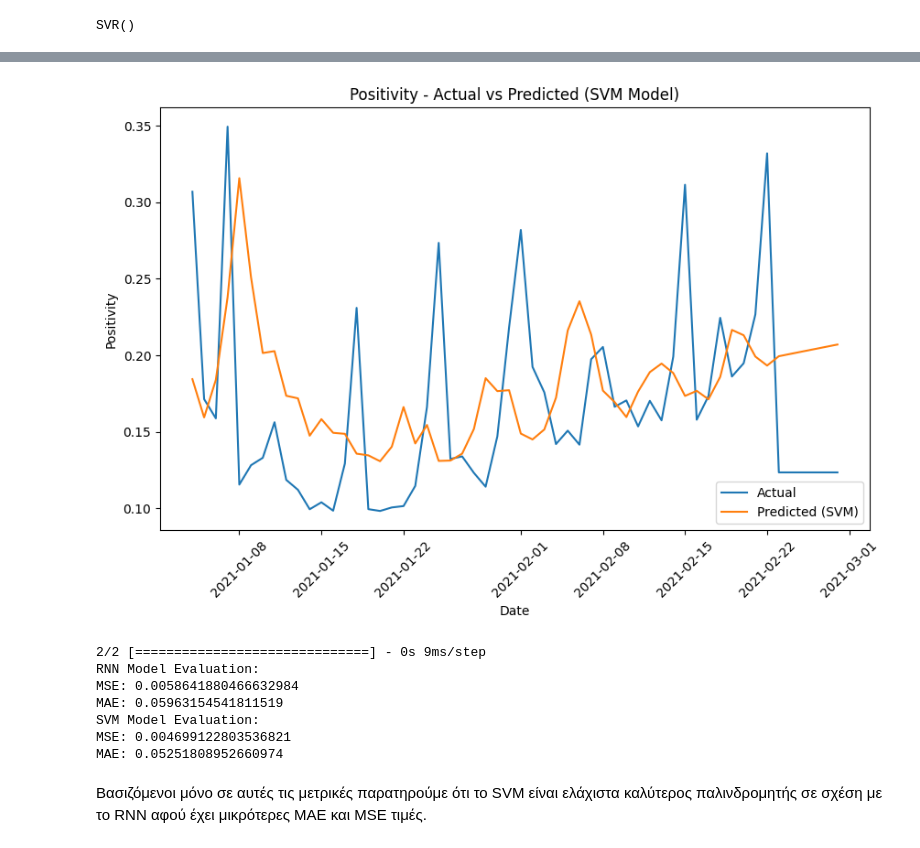
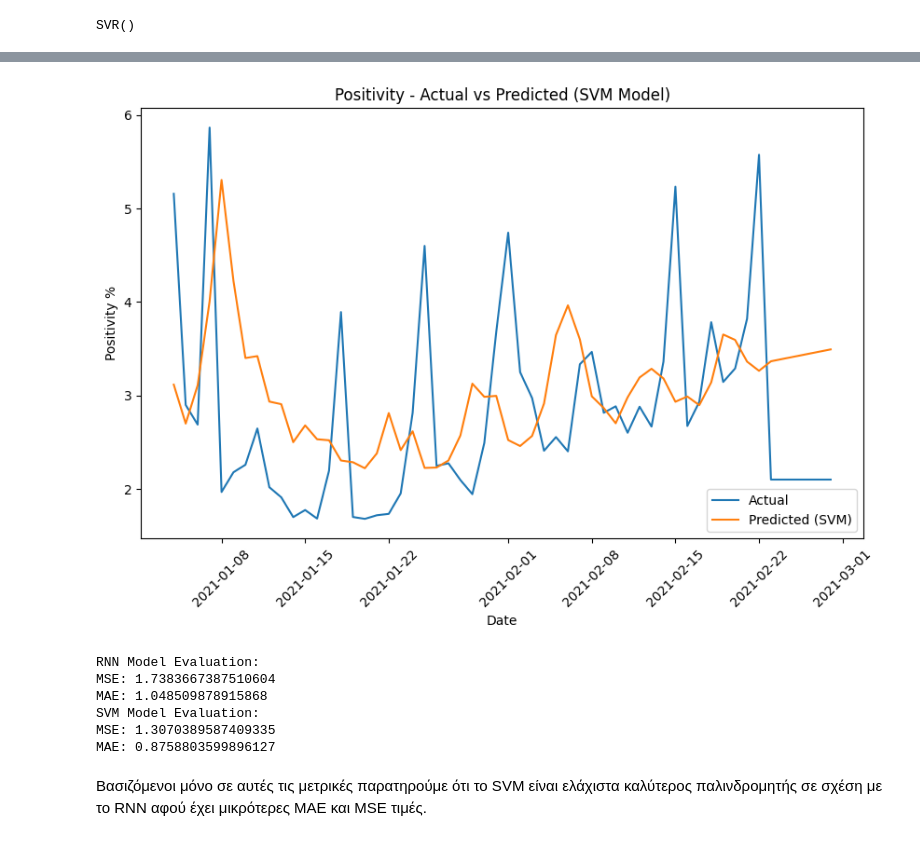
Before and after one commit to eefthymiou/DataMiningProject, a Jupyter notebook: ex3_2.ipynb, the cells around one changed output, grey strips where cells are left out. Cells and saved outputs as stored; diff of their text form; code cells hidden in the pictures.

Commit message:
Fix some errors in ex3_2.ipynb

```diff
--- a/ex3_2.ipynb
+++ b/ex3_2.ipynb
@@ -56,7 +56,8 @@ greece_data
 | 339 | 2021-02-28 | 191100.0 | NaN | 2.099599 |
 340 rows × 4 columns
 # %%
-greece_data[['Positivity']] = MinMaxScaler(feature_range=(0,1)).fit_transform(greece_data[['Positivity']])
+scaler = MinMaxScaler(feature_range=(0,1))
+greece_data[['Positivity']] = scaler.fit_transform(greece_data[['Positivity']])
 # %%
 X_train = []
 y_train = []
@@ -130,6 +131,9 @@ SVR()
 # %%
 # Find the index corresponding to the '2021-01-01' date
 start_index = greece_data.loc[greece_data['Date'] == '2021-01-01'].index[0]
+
+y_test = np.reshape(y_test,(y_test.size,1))
+y_test = scaler.inverse_transform(y_test)
 
 # Create a DataFrame with 'Date' and 'y_test' values
 result_df = pd.DataFrame({
@@ -157,41 +162,40 @@ plt.show()
 # %%
 y_pred_svm = model_svm.predict(X_test_svm)
+y_pred_svm = np.reshape(y_pred_svm, (y_pred_svm.size, 1))
+y_pred_svm = scaler.inverse_transform(y_pred_svm)
 
 # Plotting the predicted and actual values for SVM model
 plt.figure(figsize=(10, 6))
 plt.plot(result_df.index, result_df['y_test'], label='Actual')
 plt.plot(result_df.index, y_pred_svm, label='Predicted (SVM)')
 plt.xlabel('Date')
-plt.ylabel('Positivity')
+plt.ylabel('Positivity %')
 plt.title('Positivity - Actual vs Predicted (SVM Model)')
 plt.legend()
 plt.xticks(rotation=45)
 plt.show()
 # %% [output]
-[figure, old version]
+[figure, new version]
 # %%
 # RNN Model Evaluation
-rnn_predictions = model.predict(X_test_rnn)
-rnn_mse = mean_squared_error(y_test, rnn_predictions)
-rnn_mae = mean_absolute_error(y_test, rnn_predictions)
+rnn_mse = mean_squared_error(y_test, y_pred_rnn)
+rnn_mae = mean_absolute_error(y_test, y_pred_rnn)
 print("RNN Model Evaluation:")
 print("MSE:", rnn_mse)
 print("MAE:", rnn_mae)
 
 # SVM Model Evaluation
-svm_predictions = model_svm.predict(X_test_svm)
-svm_mse = mean_squared_error(y_test, svm_predictions)
-svm_mae = mean_absolute_error(y_test, svm_predictions)
+svm_mse = mean_squared_error(y_test, y_pred_svm)
+svm_mae = mean_absolute_error(y_test, y_pred_svm)
 print("SVM Model Evaluation:")
 print("MSE:", svm_mse)
 print("MAE:", svm_mae)
 # %% [output]
-2/2 [==============================] - 0s 9ms/step
 RNN Model Evaluation:
-MSE: 0.0058641880466632984
-MAE: 0.05963154541811519
+MSE: 1.7383667387510604
+MAE: 1.048509878915868
 SVM Model Evaluation:
-MSE: 0.004699122803536821
-MAE: 0.05251808952660974
+MSE: 1.3070389587409335
+MAE: 0.8758803599896127
 # %% [markdown]
 Βασιζόμενοι μόνο σε αυτές τις μετρικές παρατηρούμε ότι το SVM είναι ελάχιστα καλύτερος παλινδρομητής σε σχέση με το RNN αφού έχει μικρότερες MAE και MSE τιμές.
```
Also changed, not shown: parts of 2 cells of this notebook, 1 other file.
